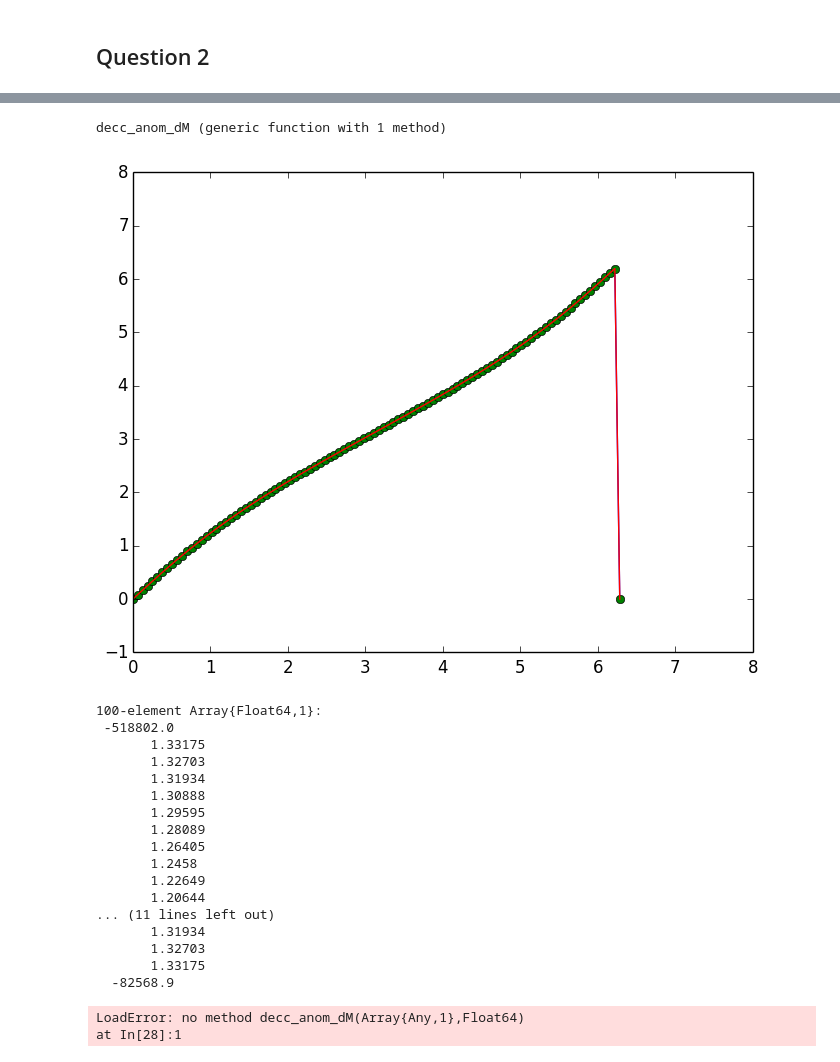
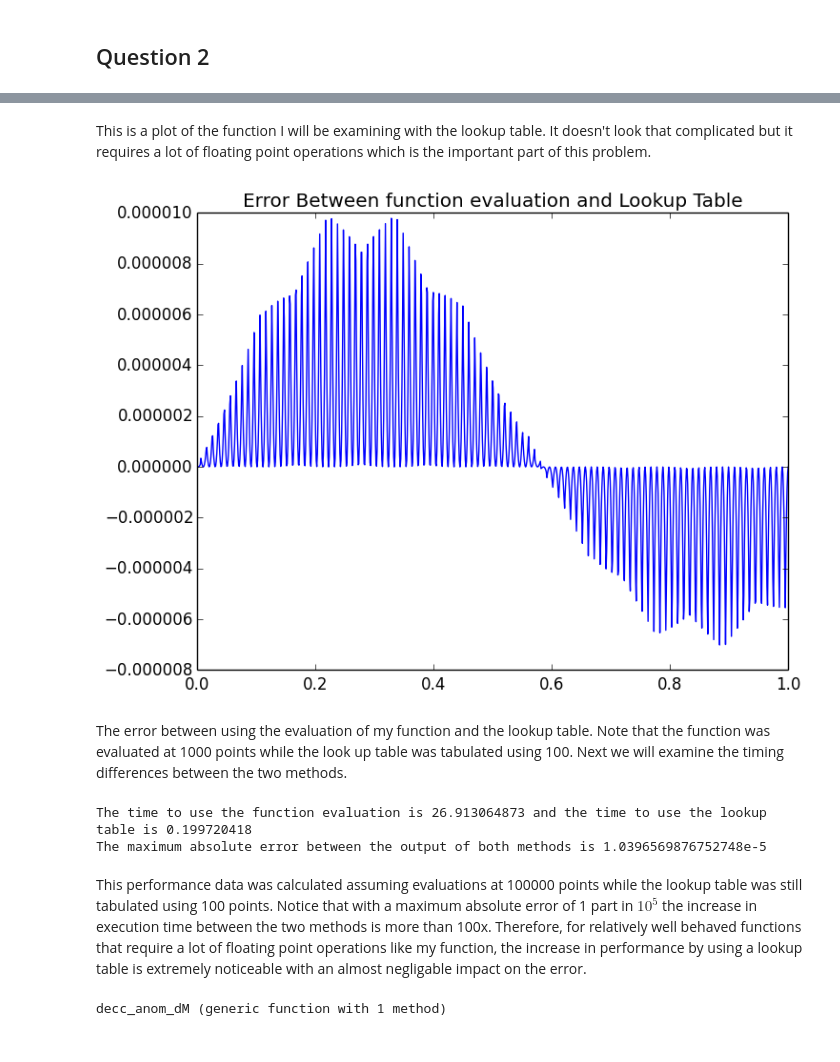
Before and after one commit to sennosays/HW5, a Jupyter notebook: HW5.ipynb, the cells around one changed output, grey strips where cells are left out. Cells and saved outputs as stored; diff of their text form; code cells hidden in the pictures.

```diff
--- a/HW5.ipynb
+++ b/HW5.ipynb
@@ -120,3 +62,18 @@ plot(x,lookup_y);
+# %% [markdown]
+This is a plot of the function I will be examining with the lookup table. It doesn't look that complicated but it requires a lot of floating point operations which is the important part of this problem.
+# %%
+plot_error();
+# %% [output]
+[figure, added]
+# %% [markdown]
+The error between using the evaluation of my function and the lookup table. Note that the function was evaluated at 1000 points while the look up table was tabulated using 100. Next we will examine the timing differences between the two methods.
+# %%
+compare_performance();
+# %% [output]
+The time to use the function evaluation is 26.913064873 and the time to use the lookup table is 0.199720418
+The maximum absolute error between the output of both methods is 1.0396569876752748e-5
+# %% [markdown]
+This performance data was calculated assuming evaluations at 100000 points while the lookup table was still tabulated using 100 points. Notice that with a maximum absolute error of 1 part in $10^5$ the increase in execution time between the two methods is more than 100x. Therefore, for relatively well behaved functions that require a lot of floating point operations like my function, the increase in performance by using a lookup table is extremely noticeable with an almost negligable impact on the error.
 # %%
 include("ecc_anom.jl")
 # %% [output]
@@ -133,32 +80,0 @@ y1 = ecc_anom(x,0.25);
-# %%
-plot(x_long,y_long);
-plot(x,y,"o");
-axis([0, 8, -1, 8])
-plot(x,y1,"r");
-# %% [output]
-[figure, removed]
-# %%
-ecc_anom_table.dy
-# %% [output]
-100-element Array{Float64,1}:
- -518802.0
-       1.33175
-       1.32703
-       1.31934
-       1.30888
-       1.29595
-       1.28089
-       1.26405
-       1.2458
-       1.22649
-       1.20644
-... (11 lines left out)
-       1.31934
-       1.32703
-       1.33175
-  -82568.9
-# %%
-y = map(x->decc_anom_dM(x,ecc= 0.25),x);
-# %% [output]
-LoadError: no method decc_anom_dM(Array{Any,1},Float64)
-at In[28]:1
```
Also changed, not shown: parts of 26 cells of this notebook, 2 other files.
